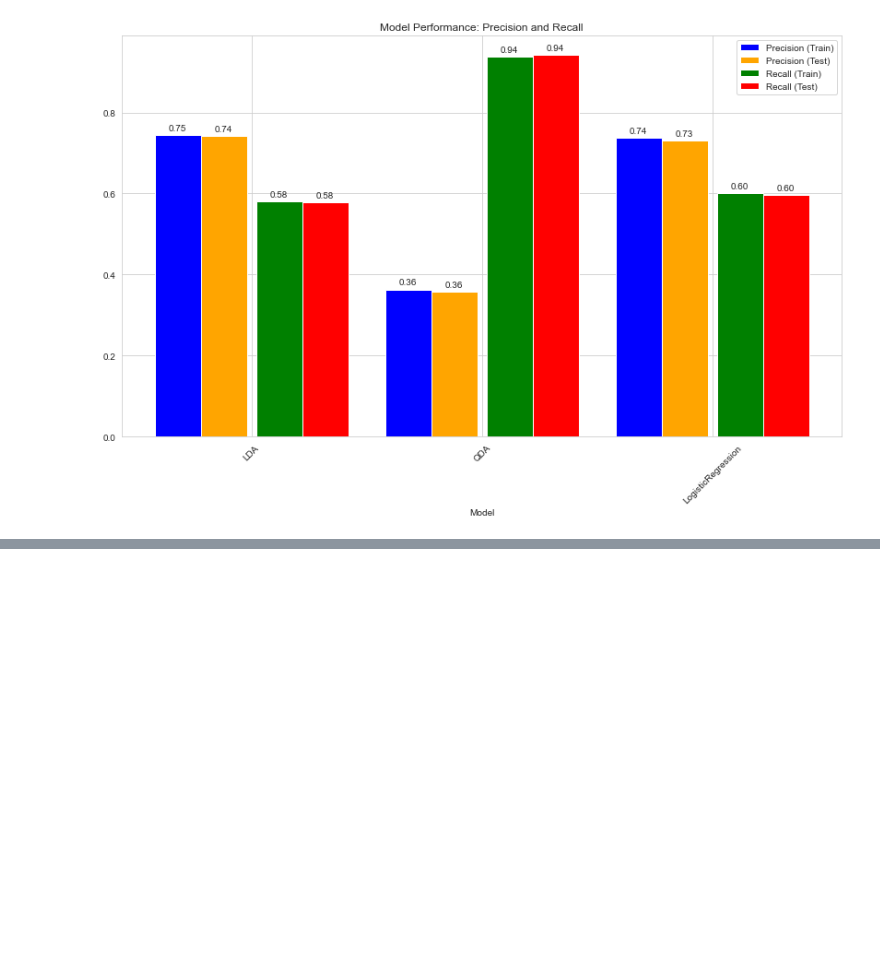
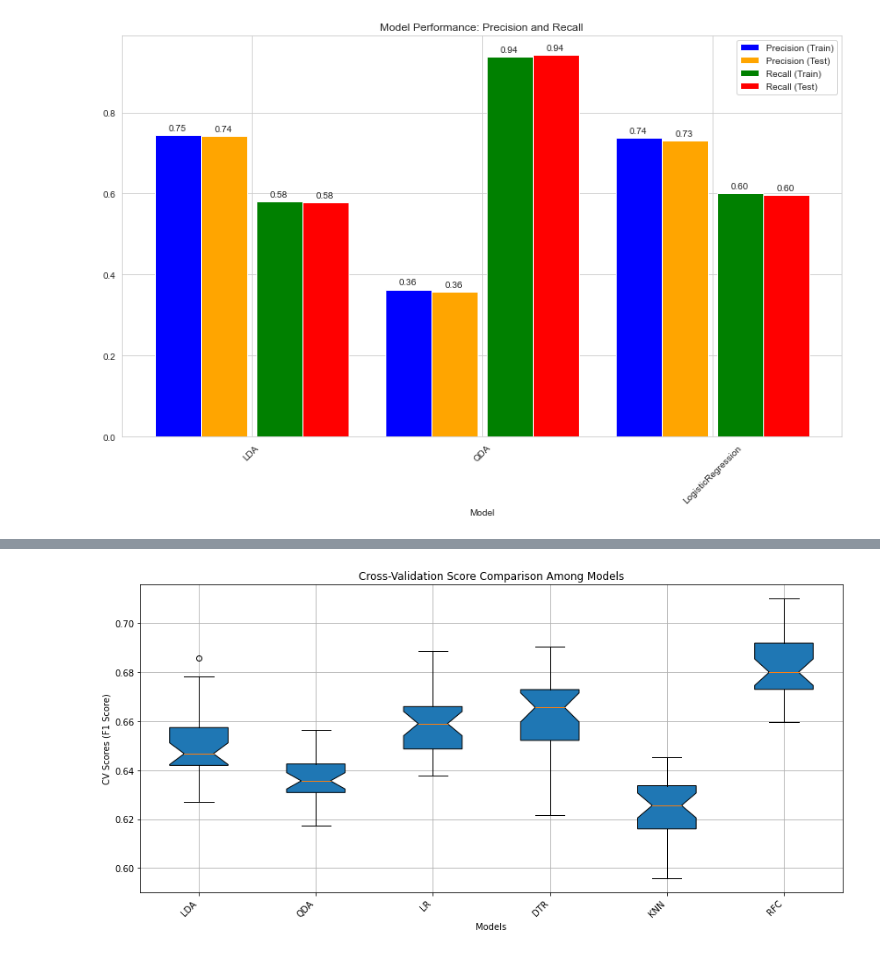
Before and after one commit to Paulina-Iwach/Data_Mining_Project, a Jupyter notebook: classification.ipynb, the cells around one changed output, grey strips where cells are left out. Cells and saved outputs as stored; diff of their text form; code cells hidden in the pictures; blank space fills up the shorter version.

Commit message:
boxplots

```diff
--- a/classification.ipynb
+++ b/classification.ipynb
@@ -470,0 +496,38 @@ LDA F1 Score on Test Set: 0.6527033609352167
+# %%
+import matplotlib.pyplot as plt
+
+def plot_cv_results(cv_results):
+    """
+    Plot boxplots for cross-validation results of multiple models.
+
+    Parameters:
+    cv_results (dict): A dictionary where keys are model names and values are lists of CV scores.
+    """
+    # Set up the plot
+    plt.figure(figsize=(12, 6))
+
+    # Prepare data for plotting
+    data = [scores for scores in cv_results.values()]
+    labels = list(cv_results.keys())
+
+    # Create boxplot
+    plt.boxplot(data, labels=labels, notch=True, patch_artist=True)
+
+    # Add title and labels
+    plt.title('Cross-Validation Score Comparison Among Models')
+    plt.ylabel('CV Scores (F1 Score)')
+    plt.xlabel('Models')
+
+    # Rotate model names for better readability if there are many models
+    if len(labels) > 5:
+        plt.xticks(rotation=45, ha='right')
+
+    # Display the plot
+    plt.grid(True)
+    plt.tight_layout()  # Adjust layout to make room for the rotated x-axis labels
+    plt.show()
+
+
+plot_cv_results(cv_results)
+# %% [output]
+[figure, added]
```
Also changed, not shown: parts of 3 cells of this notebook.
